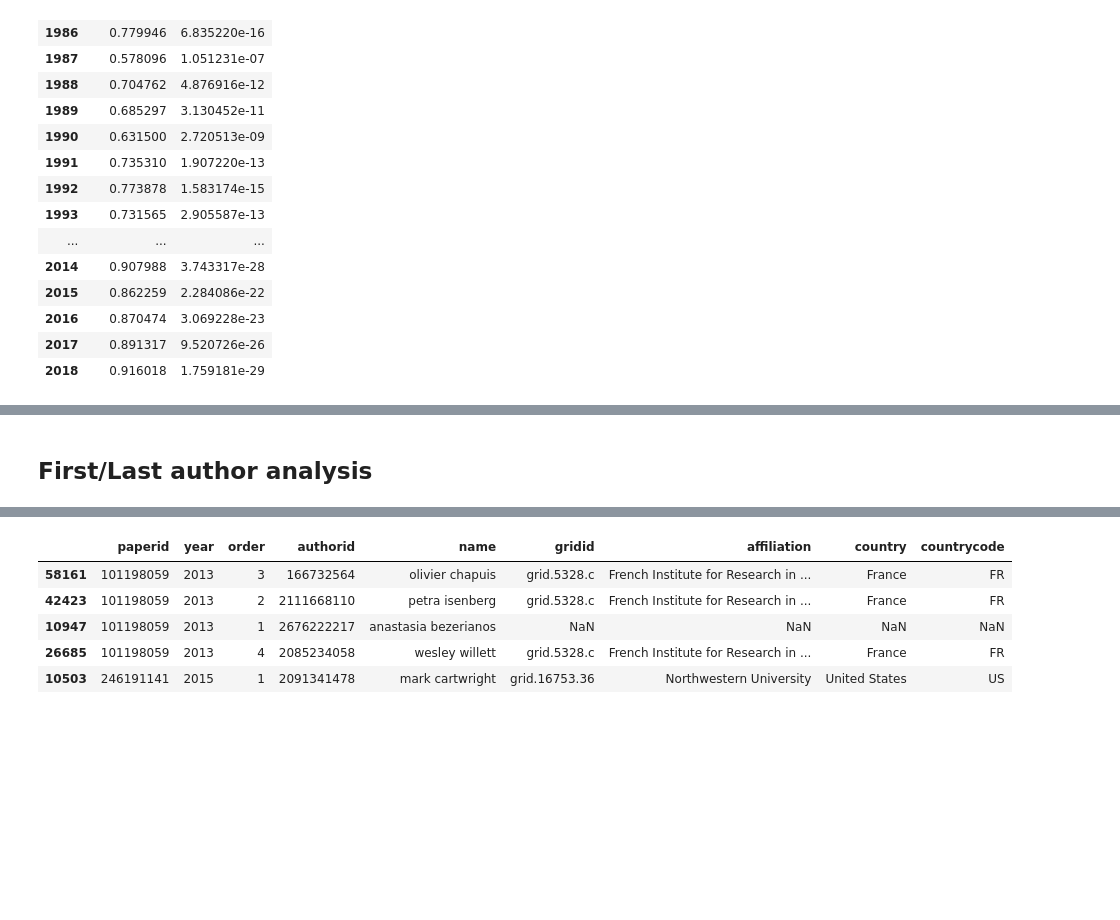
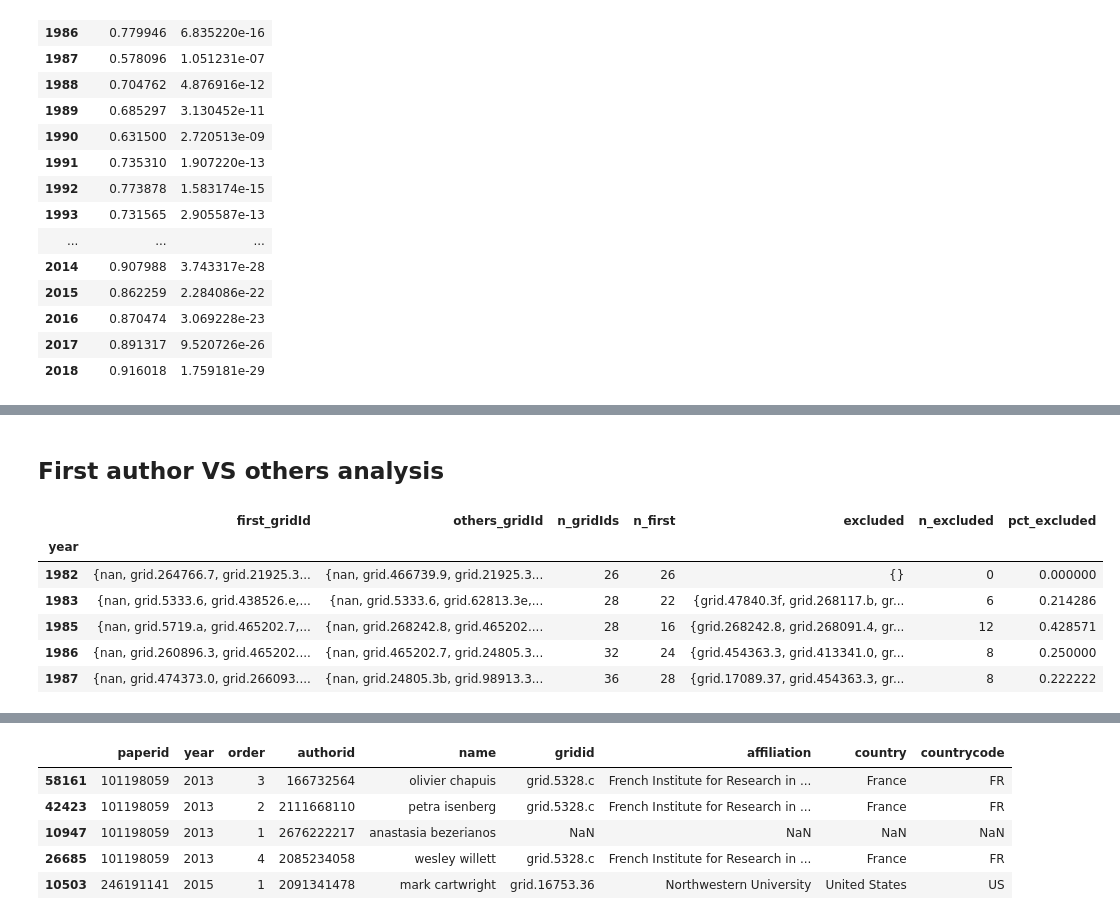
Before and after one commit to andremann/IJHCS-special-issue, a Jupyter notebook: CHI_analysis.ipynb, the cells around one changed output, grey strips where cells are left out. Cells and saved outputs as stored; diff of their text form; code cells hidden in the pictures; blank space fills up the shorter version.

```diff
--- a/CHI_analysis.ipynb
+++ b/CHI_analysis.ipynb
@@ -1314,4 +1336,29 @@ pio.write_image(fig, 'reports/images/chi_spearman.png')
 # %% [output]
 [interactive output not drawn]
 # %% [markdown]
-## First/Last author analysis
+## First author VS others analysis
+# %%
+chi_first = chi_contributions[chi_contributions.order == 1]
+chi_others = chi_contributions[chi_contributions.order != 1]
+# %%
+first_aff = chi_first.groupby(['year']).agg({'gridid':lambda x: set(x)})
+first_aff.columns = ['first_gridId']
+
+others_aff = chi_others.groupby(['year']).agg({'gridid':lambda x: set(x)})
+others_aff.columns = ['others_gridId']
+
+chi_aff = pd.concat([first_aff, others_aff], axis=1)
+chi_aff['n_gridIds'] = chi_aff.apply(lambda row: len_of_set_with_nan(row['first_gridId'] | row['others_gridId']), axis=1)
+chi_aff['n_first'] = chi_aff.apply(lambda row: len_of_set_with_nan(row['first_gridId']), axis=1)
+chi_aff['excluded'] = chi_aff.apply(lambda row: row['others_gridId'] - row['first_gridId'], axis=1)
+chi_aff['n_excluded'] = chi_aff['excluded'].map(len_of_set_with_nan)
+chi_aff['pct_excluded'] = chi_aff['n_excluded'] / chi_aff['n_gridIds']
+chi_aff.head(n=5)
+# %% [output]
+|  | first_gridId | others_gridId | n_gridIds | n_first | excluded | n_excluded | pct_excluded |
+| year |  |  |  |  |  |  |  |
+| 1982 | {nan, grid.264766.7, grid.21925.3... | {nan, grid.466739.9, grid.21925.3... | 26 | 26 | {} | 0 | 0.000000 |
+| 1983 | {nan, grid.5333.6, grid.438526.e,... | {nan, grid.5333.6, grid.62813.3e,... | 28 | 22 | {grid.47840.3f, grid.268117.b, gr... | 6 | 0.214286 |
+| 1985 | {nan, grid.5719.a, grid.465202.7,... | {nan, grid.268242.8, grid.465202.... | 28 | 16 | {grid.268242.8, grid.268091.4, gr... | 12 | 0.428571 |
+| 1986 | {nan, grid.260896.3, grid.465202.... | {nan, grid.465202.7, grid.24805.3... | 32 | 24 | {grid.454363.3, grid.413341.0, gr... | 8 | 0.250000 |
+| 1987 | {nan, grid.474373.0, grid.266093.... | {nan, grid.24805.3b, grid.98913.3... | 36 | 28 | {grid.17089.37, grid.454363.3, gr... | 8 | 0.222222 |
```
Also changed, not shown: parts of 22 cells of this notebook, 42 other files.
